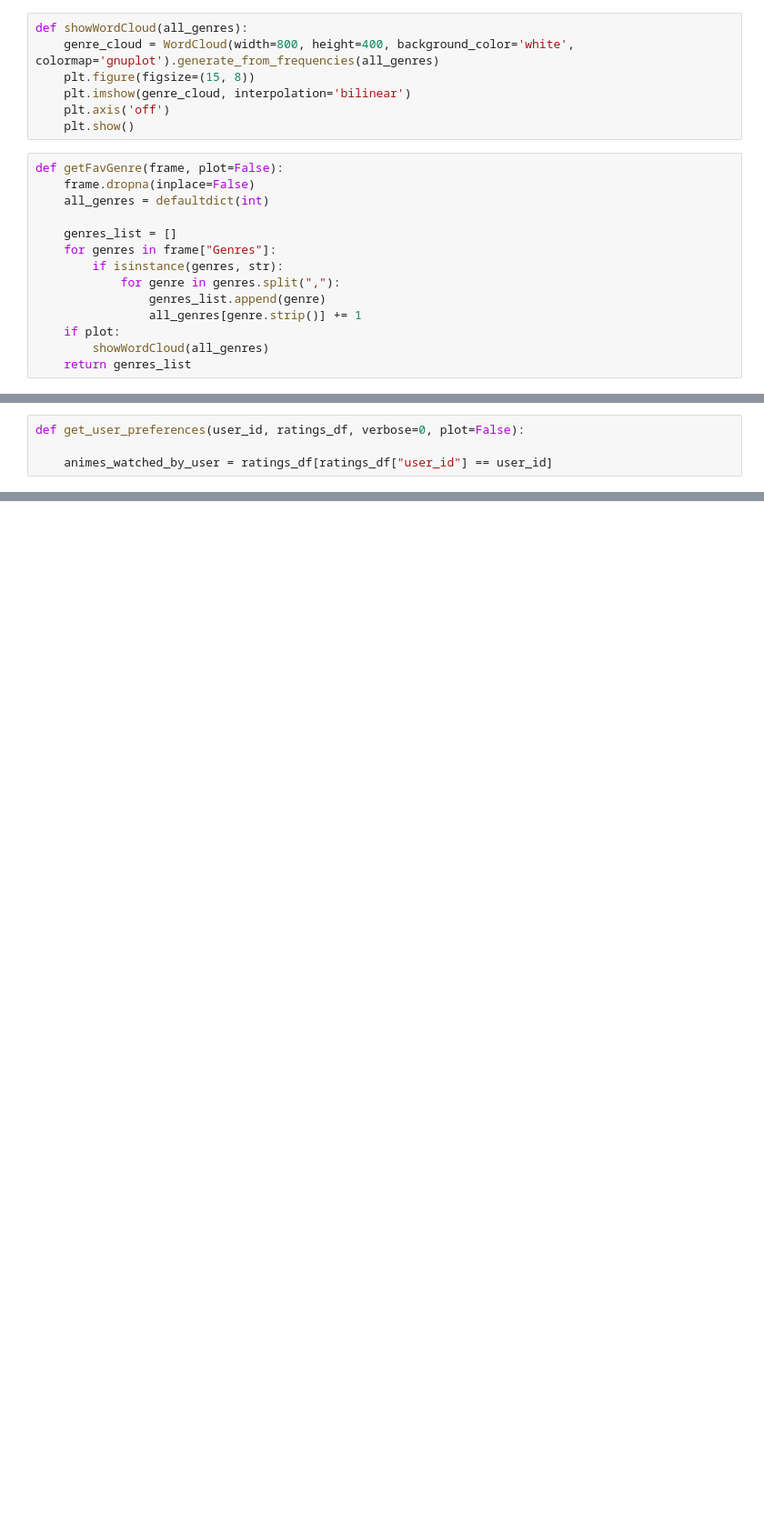
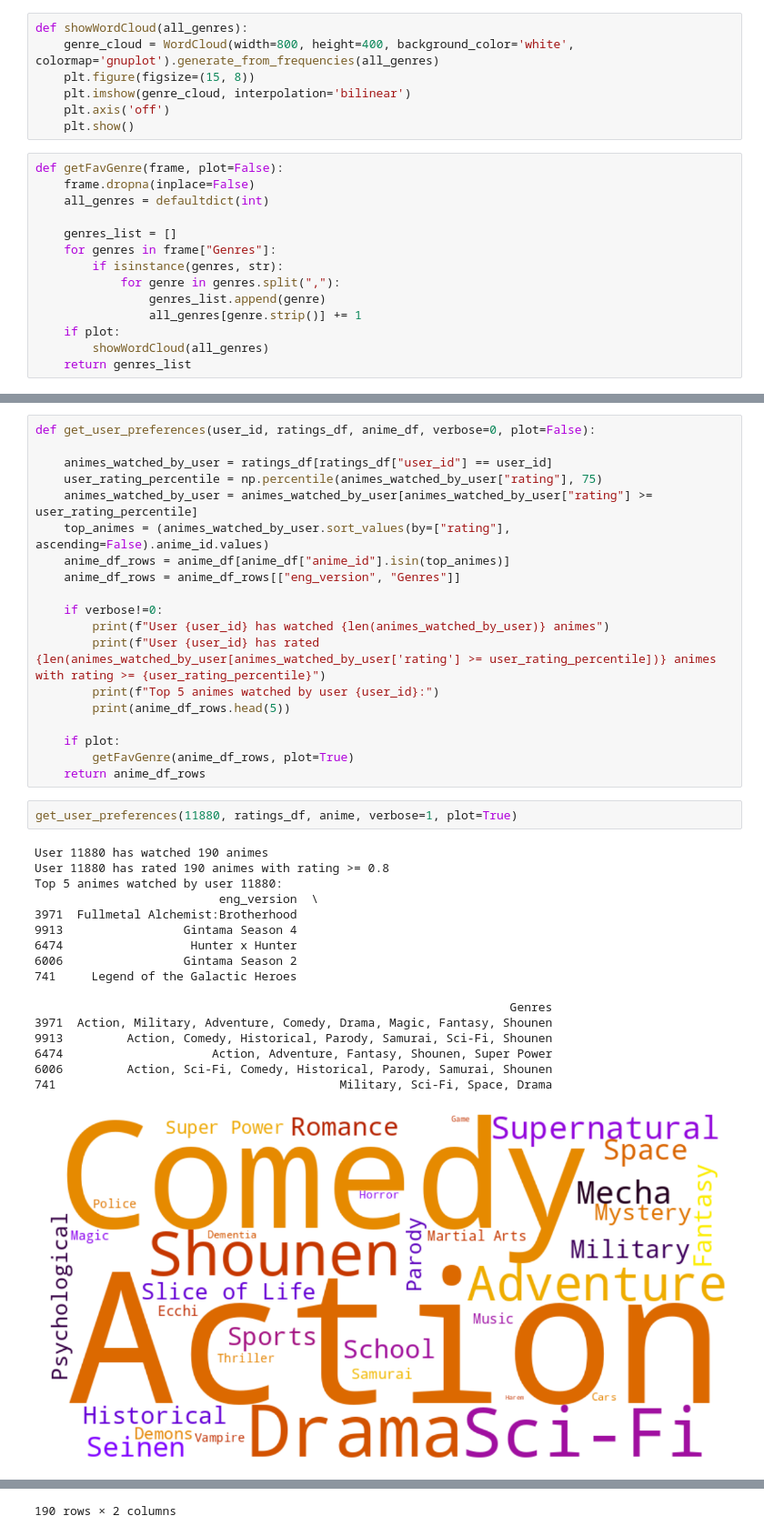
Before and after one commit to Kabyik-Kayal/Anime-Recommendation-App, a Jupyter notebook: notebook/research.ipynb, the cells around one changed output, grey strips where cells are left out. Shown: that part at 91% size. Cells and saved outputs as stored; diff of their text form; blank space fills up the shorter version.

```diff
--- a/notebook/research.ipynb
+++ b/notebook/research.ipynb
@@ -383,4 +597,39 @@ ratings_df.head()
 # %%
-def get_user_preferences(user_id, ratings_df, verbose=0, plot=False):
+def get_user_preferences(user_id, ratings_df, anime_df, verbose=0, plot=False):
 
     animes_watched_by_user = ratings_df[ratings_df["user_id"] == user_id]
+    user_rating_percentile = np.percentile(animes_watched_by_user["rating"], 75)
+    animes_watched_by_user = animes_watched_by_user[animes_watched_by_user["rating"] >= user_rating_percentile]
+    top_animes = (animes_watched_by_user.sort_values(by=["rating"], ascending=False).anime_id.values)
+    anime_df_rows = anime_df[anime_df["anime_id"].isin(top_animes)]
+    anime_df_rows = anime_df_rows[["eng_version", "Genres"]]
+
+    if verbose!=0:
+        print(f"User {user_id} has watched {len(animes_watched_by_user)} animes")
+        print(f"User {user_id} has rated {len(animes_watched_by_user[animes_watched_by_user['rating'] >= user_rating_percentile])} animes with rating >= {user_rating_percentile}")
+        print(f"Top 5 animes watched by user {user_id}:")
+        print(anime_df_rows.head(5))
+
+    if plot:
+        getFavGenre(anime_df_rows, plot=True)
+    return anime_df_rows
+# %%
+get_user_preferences(11880, ratings_df, anime, verbose=1, plot=True)
+# %% [output]
+User 11880 has watched 190 animes
+User 11880 has rated 190 animes with rating >= 0.8
+Top 5 animes watched by user 11880:
+                          eng_version  \
+3971  Fullmetal Alchemist:Brotherhood
+9913                 Gintama Season 4
+6474                  Hunter x Hunter
+6006                 Gintama Season 2
+741     Legend of the Galactic Heroes
+
+                                                                   Genres
+3971  Action, Military, Adventure, Comedy, Drama, Magic, Fantasy, Shounen
+9913         Action, Comedy, Historical, Parody, Samurai, Sci-Fi, Shounen
+6474                     Action, Adventure, Fantasy, Shounen, Super Power
+6006         Action, Sci-Fi, Comedy, Historical, Parody, Samurai, Shounen
+741                                        Military, Sci-Fi, Space, Drama
+[figure, added]
@@ -386,0 +648 @@ def get_user_preferences(user_id, ratings_df, verbose=0, plot=False):
+190 rows × 2 columns
```
Also changed, not shown: parts of 45 cells of this notebook.
